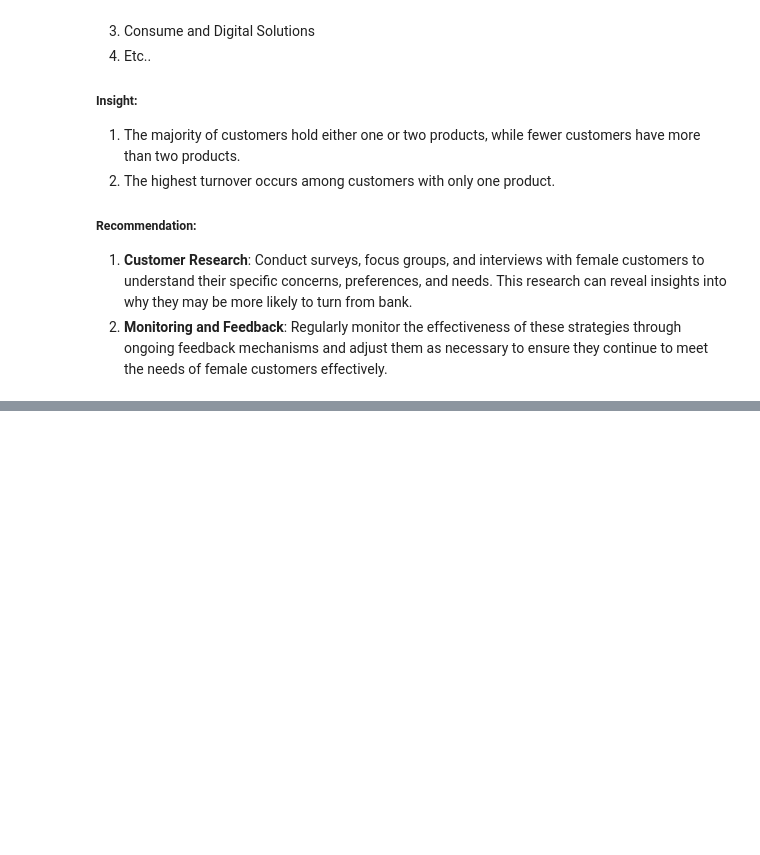
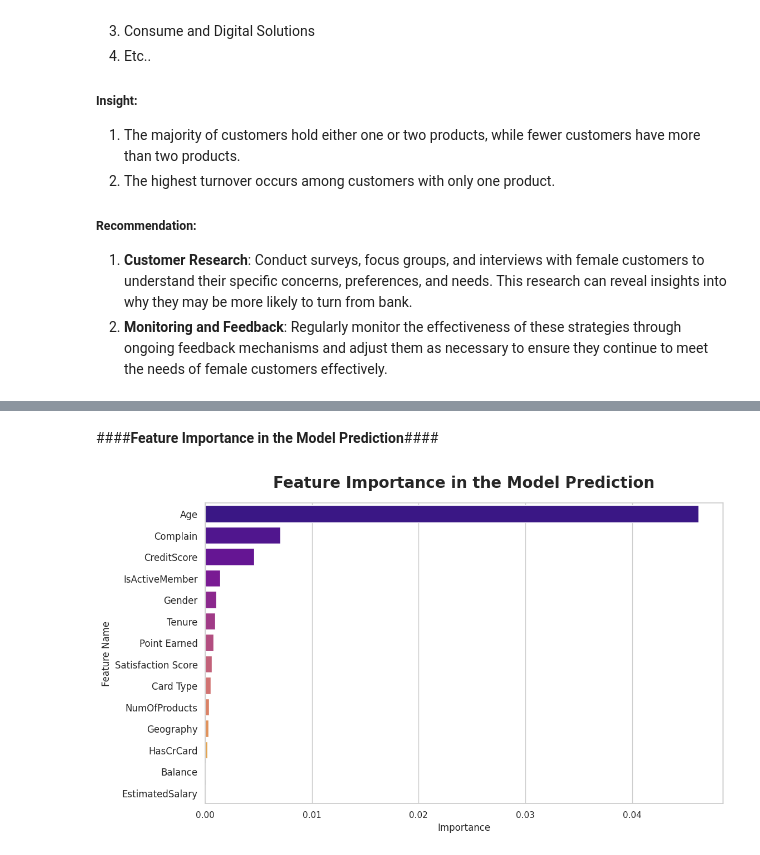
Before and after one commit to AzlinRusnan/Bank_Turnover_Analysis, a Jupyter notebook: Bank_Turnover_Analysis.ipynb, the cells around one changed output, grey strips where cells are left out. Saved outputs shown, nothing was run; the diff lists cells and outputs as text; code cells hidden in the pictures; blank space fills up the shorter version.

```diff
--- a/Bank_Turnover_Analysis.ipynb
+++ b/Bank_Turnover_Analysis.ipynb
@@ -324,0 +420,19 @@ Banks offer a wide range of products and services to meet the financial needs of
+# %%
+# Training Logistic Regression Model
+logistic_model = LogisticRegression(max_iter=1000, random_state=42)
+logistic_model.fit(X_train, y_train)
+
+# Predicting on the test set
+y_pred_logistic = logistic_model.predict(X_test)
+
+# Evaluating the model
+accuracy_logistic = accuracy_score(y_test, y_pred_logistic)
+print("Accuracy Score of Model on Test Data is =>", round(accuracy_logistic * 100, 2), "%")
+
+report_logistic = classification_report(y_test, y_pred_logistic, output_dict=True)
+
+# Since we're evaluating a binary classification, 'micro' average is equivalent to accuracy
+# For binary classification, the following scores are typically calculated with the positive class (usually '1')
+print("F1 Score of the Model is =>", f1_score(y_test, y_pred_logistic))
+print("Recall Score of the Model is =>", recall_score(y_test, y_pred_logistic))
+print("Precision Score of the Model is =>", precision_score(y_test, y_pred_logistic))
@@ -324,0 +459,23 @@ Banks offer a wide range of products and services to meet the financial needs of
+# %% [markdown]
+####**Feature Importance in the Model Prediction**####
+# %%
+importance = logistic_model.coef_[0]
+
+# Matching the feature importance with the column names of the training data
+features = X_train.columns
+importance_df = pd.DataFrame({'Feature Name': features, 'Importance': importance})
+
+# Since we want to visualize the absolute values of the importance
+importance_df['Importance'] = np.abs(importance_df['Importance'])
+
+# Sort the features by importance
+importance_df = importance_df.sort_values(by='Importance', ascending=False)
+
+# Visualizing the Feature Importance
+plt.figure(figsize=(12,7))
+sns.barplot(x="Importance", y="Feature Name", data=importance_df, palette="plasma")
+plt.title("Feature Importance in the Model Prediction", fontweight="black", size=20, pad=20)
+plt.yticks(size=12)
+plt.show()
+# %% [output]
+[figure, added]
```
Also changed, not shown: parts of 26 cells of this notebook.
